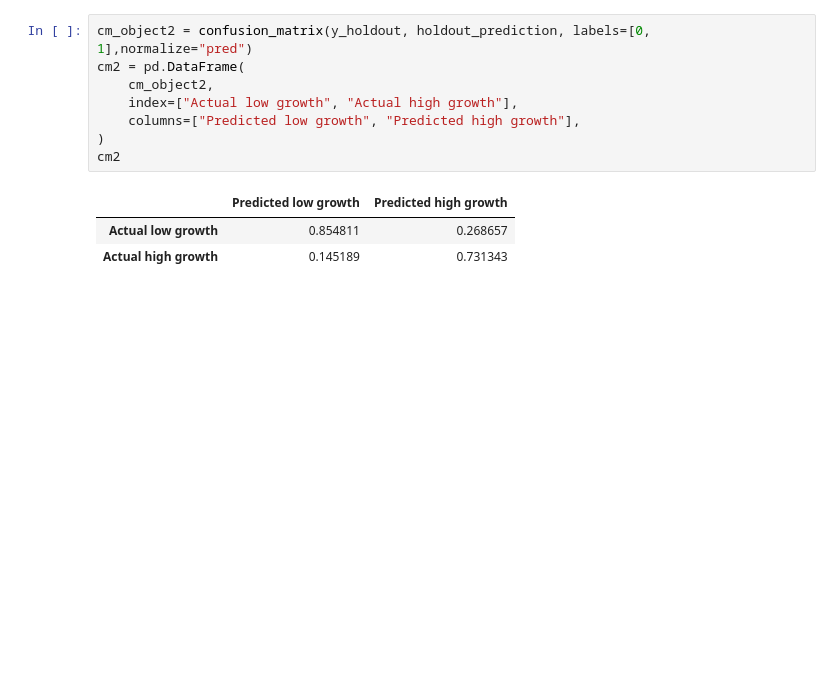
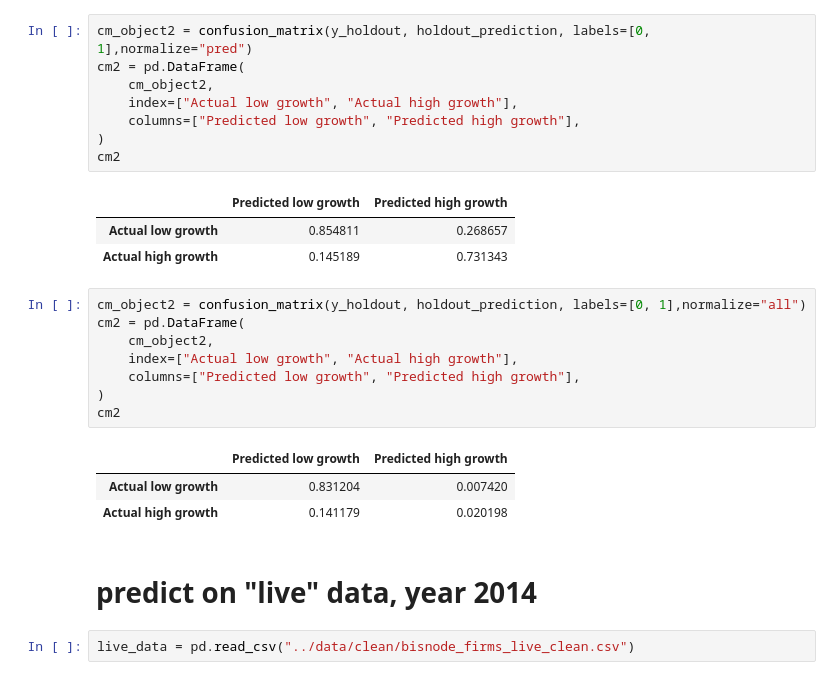
Before and after one commit to adamvig96/Prediction-with-Machine-Learning-for-Economists, a Jupyter notebook: Assignment-3/code/predict-roe.ipynb, the cells around one changed output. Saved outputs shown, nothing was run; the diff lists cells and outputs as text; blank space fills up the shorter version.

Commit message:
add live data performance

```diff
--- a/Assignment-3/code/predict-roe.ipynb
+++ b/Assignment-3/code/predict-roe.ipynb
@@ -1208,3 +1244,19 @@ cm2
 |  | Predicted low growth | Predicted high growth |
 | Actual low growth | 0.854811 | 0.268657 |
 | Actual high growth | 0.145189 | 0.731343 |
+# %%
+cm_object2 = confusion_matrix(y_holdout, holdout_prediction, labels=[0, 1],normalize="all")
+cm2 = pd.DataFrame(
+    cm_object2,
+    index=["Actual low growth", "Actual high growth"],
+    columns=["Predicted low growth", "Predicted high growth"],
+)
+cm2
+# %% [output]
+|  | Predicted low growth | Predicted high growth |
+| Actual low growth | 0.831204 | 0.007420 |
+| Actual high growth | 0.141179 | 0.020198 |
+# %% [markdown]
+# predict on "live" data, year 2014
+# %%
+live_data = pd.read_csv("../data/clean/bisnode_firms_live_clean.csv")
```
Also changed, not shown: parts of 8 cells of this notebook.
